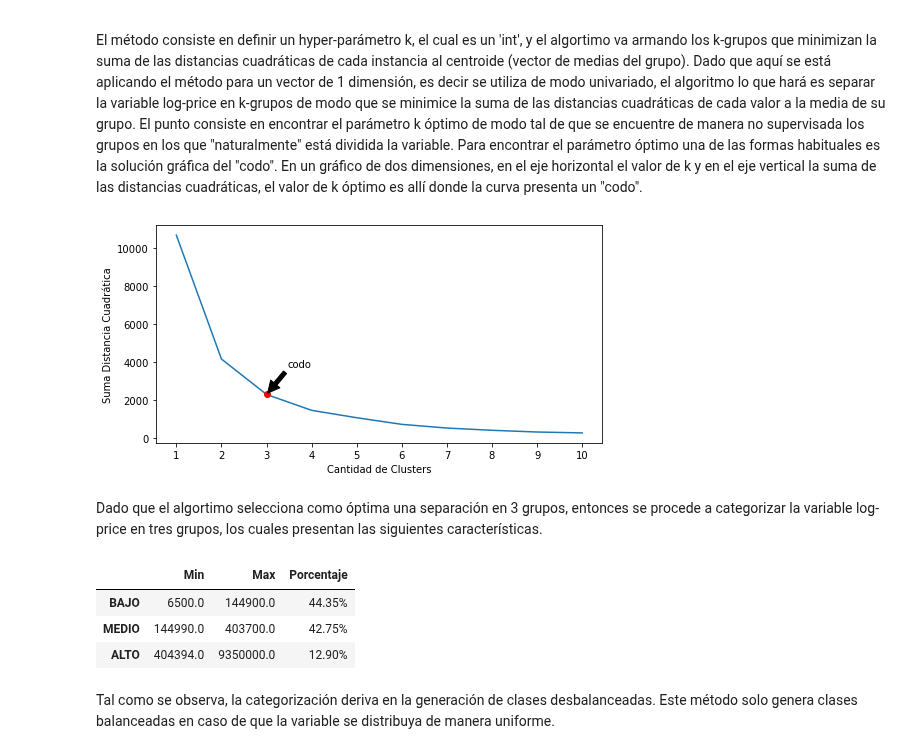
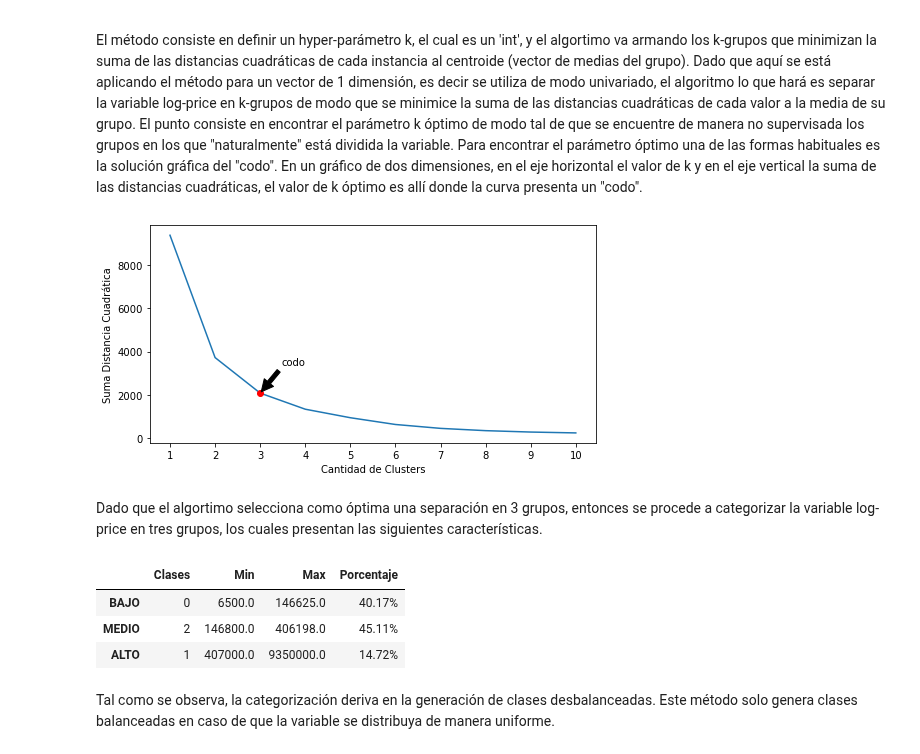
Before and after one commit to Ignacio-Ibarra/tpAA, a Jupyter notebook: Modelado.ipynb, the cells around one changed output. Saved outputs shown, nothing was run; the diff lists cells and outputs as text; code cells hidden in the pictures.

```diff
--- a/Modelado.ipynb
+++ b/Modelado.ipynb
@@ -23,3 +23,5 @@ from sklearn.cluster import KMeans
 ### Carga de datos pre-procesados
 # %%
 data = pd.read_csv('./resultados/cabaventa_feature.csv', index_col=0)
+#Borrmos NaN's pero después hay que sacar esta linea
+data = data.dropna()
@@ -117,42 +106,39 @@ ax.set_ylabel("Suma Distancia Cuadrática")
 #plt.savefig("./img/codo.png", dpi=200, facecolor="white")
 plt.show()
 # %% [output]
-[figure, old version]
+[figure, new version]
 # %% [markdown]
 Dado que el algortimo selecciona como óptima una separación en 3 grupos, entonces se procede a categorizar la variable log-price en tres grupos, los cuales presentan las siguientes características.
 # %%
 kmeans = KMeans(
      init="random",
      n_clusters=nclust,
      n_init=10,
      max_iter=300,
      random_state=42)
 kmeans.fit(data.log_price.to_numpy().reshape(-1,1))
 data['labels'] = kmeans.labels_
 
 def percentage(x):
-    return "{:.2%}".format(x.count()/len(data))
+    return "{:.2%}".format(len(x)/len(data))
 measures = ['min','max',percentage]
 tabla = data.groupby('labels').agg({'price':measures}).reset_index()
 tabla.columns = ['Clases','Min','Max','Porcentaje']
 tabla = tabla.sort_values(by=('Min'))
 
-#cambio los labels en el dataset
-lab_dict = {lab_old:lab_new for lab_old, lab_new in zip(tabla.Clases, ['BAJO','MEDIO','ALTO'])}
-
-#en el dataset
-data = data.replace("labels", lab_dict)
+#guardo en un diccionario un mapeo de lab_int a lab_str
+lab_dict = {lab_int:lab_str for lab_int, lab_str in zip(tabla.Clases, ['BAJO','MEDIO','ALTO'])}
 
 #en la tabla
-tabla = tabla.rename(index = lab_dict).drop(columns=["Clases"], axis=1 )
+tabla = tabla.rename(index = lab_dict)#.drop(columns=["Clases"], axis=1 )
 #print(tabla.to_latex())
 dfi.export(tabla, "img/tabla2.png")
 tabla
 # %% [output]
-|  | Min | Max | Porcentaje |
-| BAJO | 6500.0 | 144900.0 | 44.35% |
-| MEDIO | 144990.0 | 403700.0 | 42.75% |
-| ALTO | 404394.0 | 9350000.0 | 12.90% |
+|  | Clases | Min | Max | Porcentaje |
+| BAJO | 0 | 6500.0 | 146625.0 | 40.17% |
+| MEDIO | 2 | 146800.0 | 406198.0 | 45.11% |
+| ALTO | 1 | 407000.0 | 9350000.0 | 14.72% |
 # %% [markdown]
 Tal como se observa, la categorización deriva en la generación de clases desbalanceadas. Este método solo genera clases balanceadas en caso de que la variable se distribuya de manera uniforme.
 # %%
```
Also changed, not shown: parts of 22 cells of this notebook, 4 other files.
